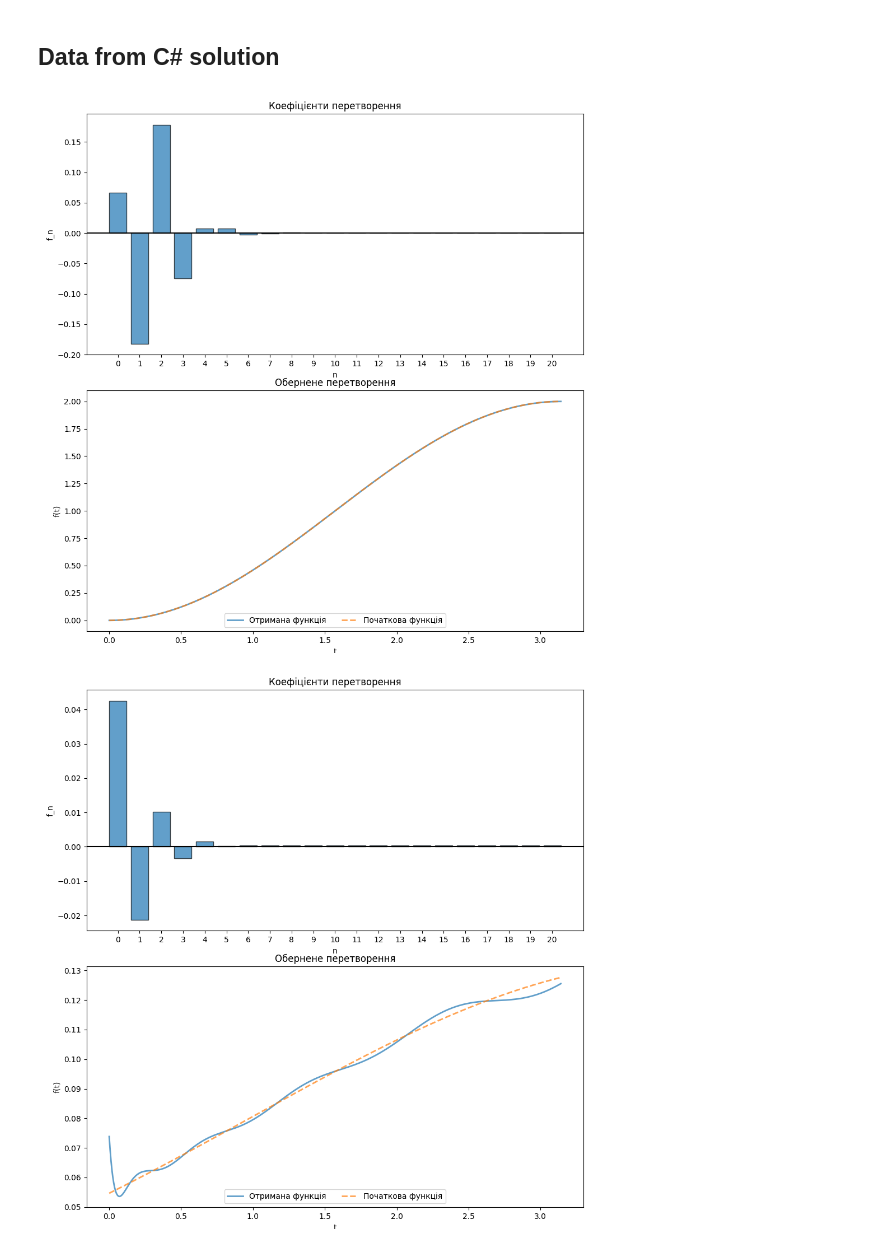
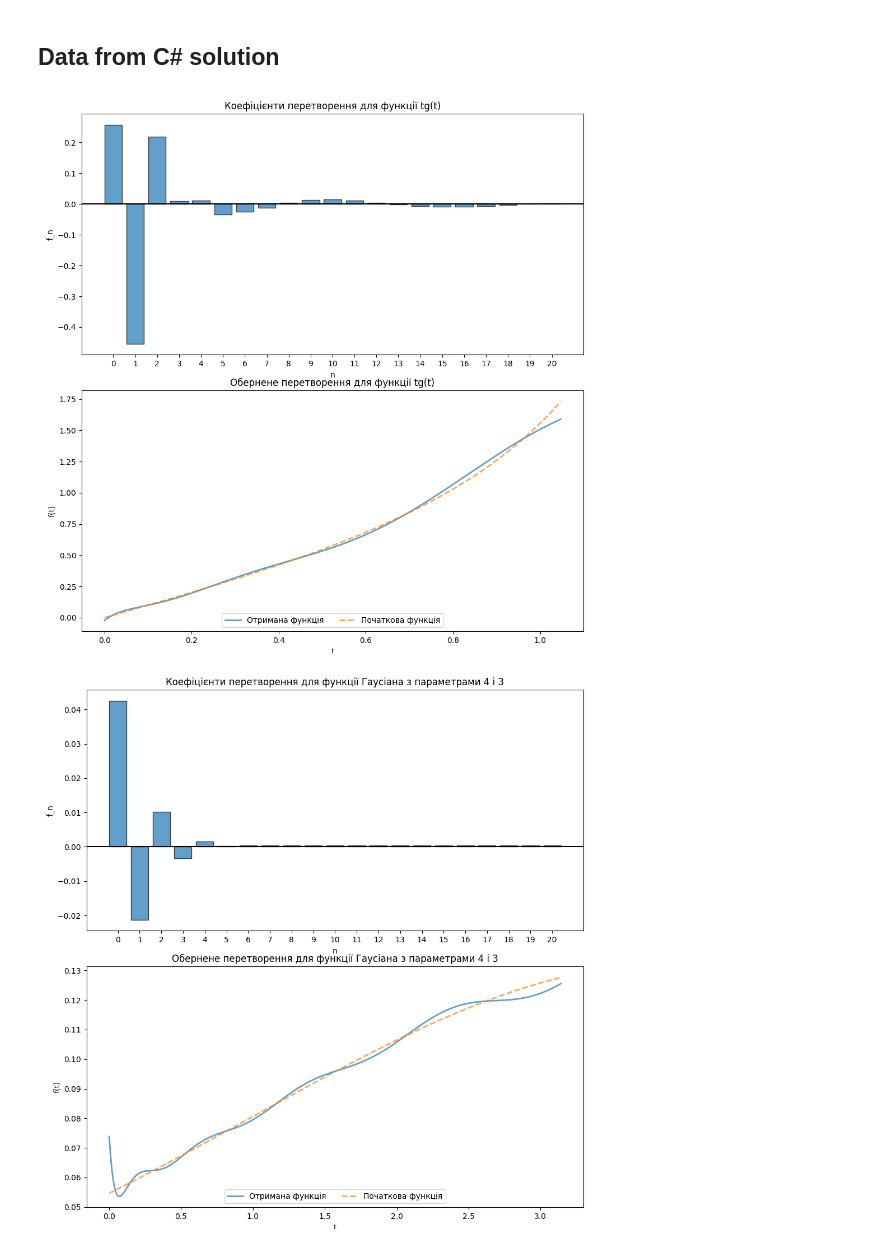
Before and after one commit to Volplayed/programming2024-teamproject, a Jupyter notebook: Lagger class.ipynb, the cells around one changed output. Saved outputs shown, nothing was run; the diff lists cells and outputs as text; code cells hidden in the pictures.

```diff
--- a/Lagger class.ipynb
+++ b/Lagger class.ipynb
@@ -221,7 +221,7 @@ class Plotter:
         ax[1].legend(loc='lower center', ncol=2)
         plt.show()
 
-    def plot_tranformations_manual(self, f, transform_list, reversed_transform_list, t1=0, t2=np.pi):
+    def plot_tranformations_manual(self, f, transform_list, reversed_transform_list, func_name, t1=0, t2=np.pi):
         correct_values = [f(t) for t in np.linspace(t1, t2, 1001)]
 
         fig = plt.figure(figsize=(10, 10))
@@ -231,7 +231,7 @@ class Plotter:
 
         ax[0].set_xlabel("n")
         ax[0].set_ylabel("f_n")
-        ax[0].set_title("Коефіцієнти перетворення")
+        ax[0].set_title("Коефіцієнти перетворення для функції " + func_name)
         ax[0].set_xticks(range(n+1))
         fig.tight_layout()
         ax[0].axhline(0, color='black')
@@ -240,7 +240,7 @@ class Plotter:
         ax[1].plot(np.linspace(t1, t2, 1001), correct_values, alpha=0.7, linewidth=2.0, linestyle="--",label="Початкова функція")
         ax[1].set_xlabel("t")
         ax[1].set_ylabel("f(t)")
-        ax[1].set_title("Обернене перетворення")
+        ax[1].set_title("Обернене перетворення для функції " + func_name)
         ax[1].legend(loc='lower center', ncol=2)
         plt.show()
 # %%
@@ -454,10 +454,10 @@ OK
 # %%
 reversed_read = read_lines("Lagger\\Lagger\\tabulateReverseTransform.csv")
 transform_read = read_lines("Lagger\\Lagger\\tabulateTransform.csv")
 
-plotter.plot_tranformations_manual(f, transform_read, reversed_read, 0, np.pi)
+plotter.plot_tranformations_manual(custom_func, transform_read, reversed_read, "tg(t)", 0, np.pi/3)
 # %% [output]
-[figure, old version]
+[figure, new version]
 # %%
 def Gauss(mu, lambd):
     def func(t):
@@ -470,9 +470,9 @@ def Gauss(mu, lambd):
 exp1_reversed = read_lines("Lagger\\Lagger\\tabulateReverseGauss1.csv")
 exp1_tabulate = read_lines("Lagger\\Lagger\\gausTransformTabulate.csv")
 
-plotter.plot_tranformations_manual(Gauss(4, 3), exp1_tabulate, exp1_reversed, 0, np.pi)
+plotter.plot_tranformations_manual(Gauss(4, 3), exp1_tabulate, exp1_reversed, "Гаусіана з параметрами 4 і 3", 0, np.pi)
 # %% [output]
-[figure, old version]
+[figure, new version]
 # %%
 exp3_reversed = read_lines("Lagger\\Lagger\\tabulateReverseGauss3.csv")
 exp3_tabulate = read_lines("Lagger\\Lagger\\gaus_transform_tabulate_exp_3.csv")
```
Also changed, not shown: parts of 3 cells of this notebook.
